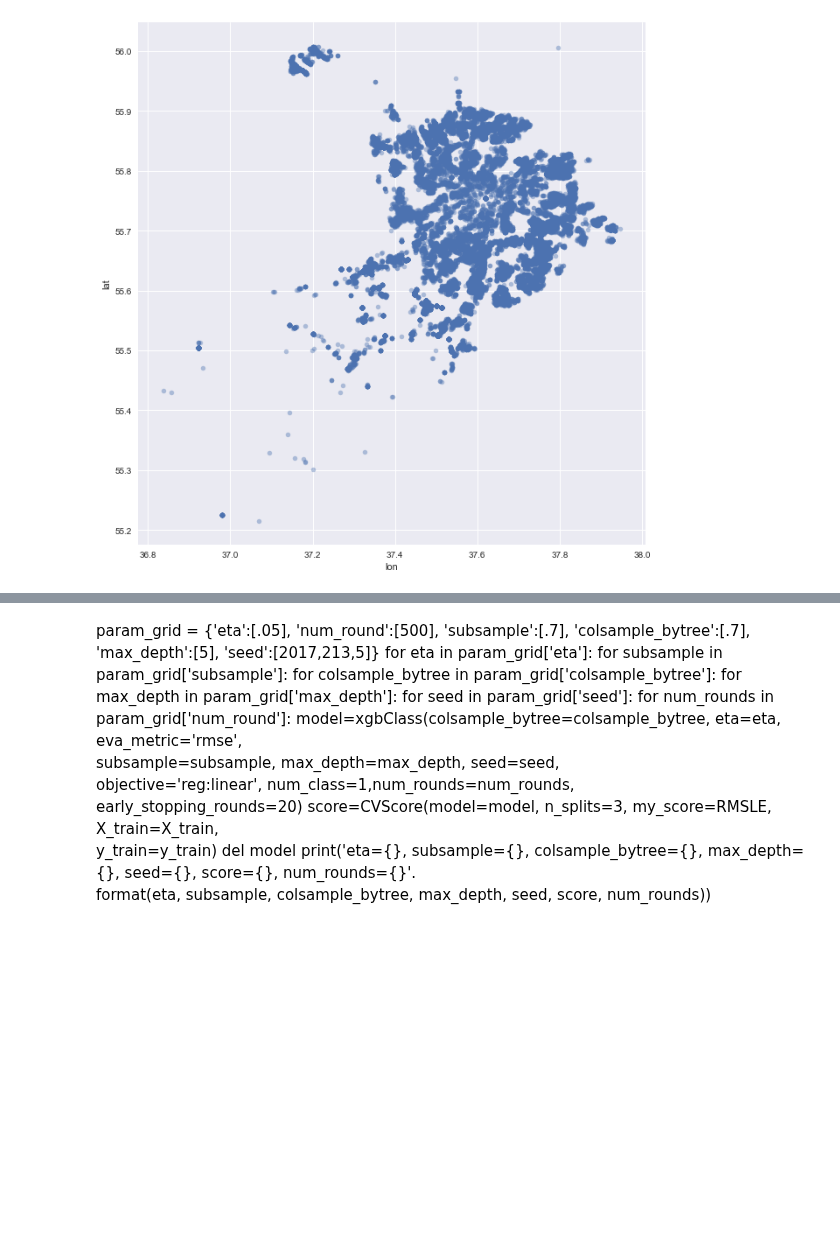
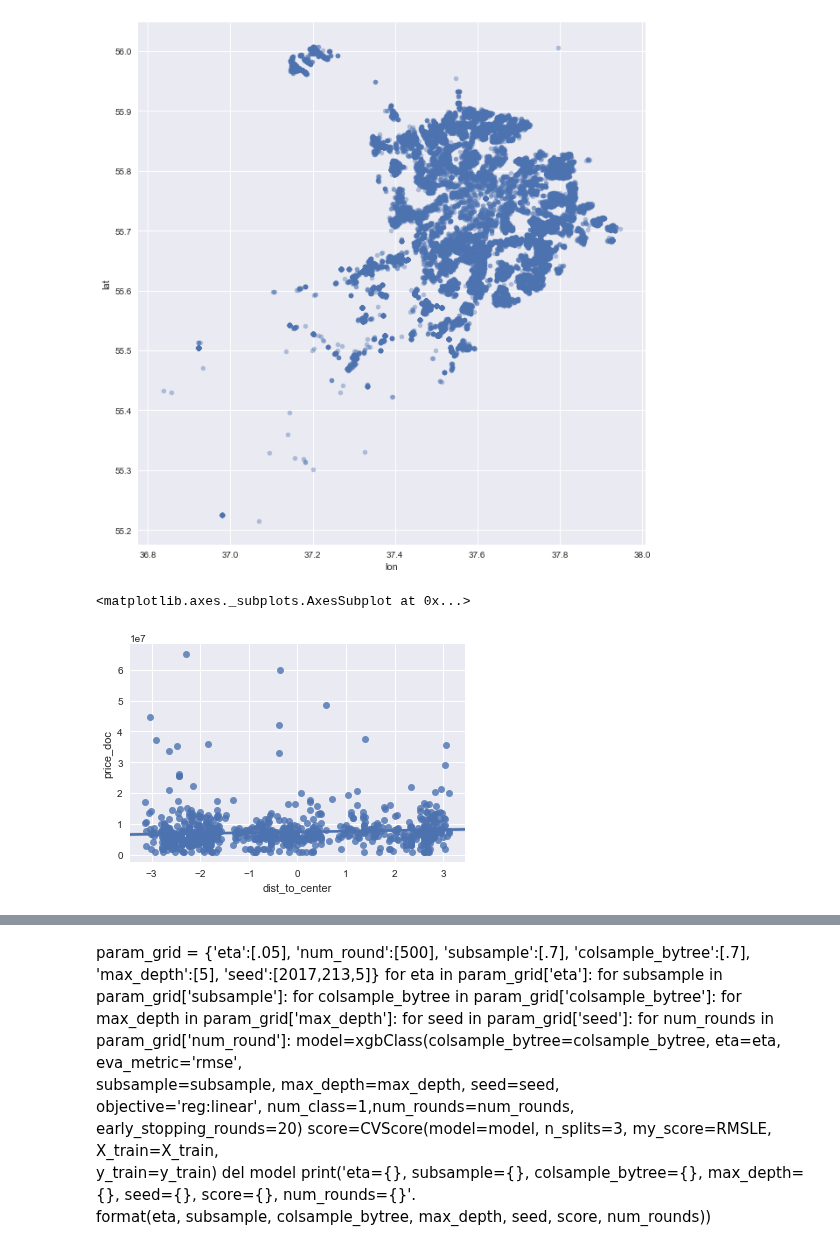
Before and after one commit to JCreeks/SyberbankHousingPrice, a Jupyter notebook: Initial_XGB.ipynb, the cells around one changed output, grey strips where cells are left out. Saved outputs shown, nothing was run; the diff lists cells and outputs as text; code cells hidden in the pictures; blank space fills up the shorter version.

```diff
--- a/Initial_XGB.ipynb
+++ b/Initial_XGB.ipynb
@@ -238,5 +238,10 @@ def operate_on_coordinates(tr_df, te_df):
     return tr_df, te_df
 
 train, test= operate_on_coordinates(train, test)
+# %%
+sns.regplot(data=train.sample(1000),x="dist_to_center",y="price_doc")
+# %% [output]
+<matplotlib.axes._subplots.AxesSubplot at 0x...>
+[figure, added]
 # %%
 train['full_sq'].hist(bins=100, figsize=(12,8))
```
Also changed, not shown: parts of 6 cells of this notebook, 1 other file.
